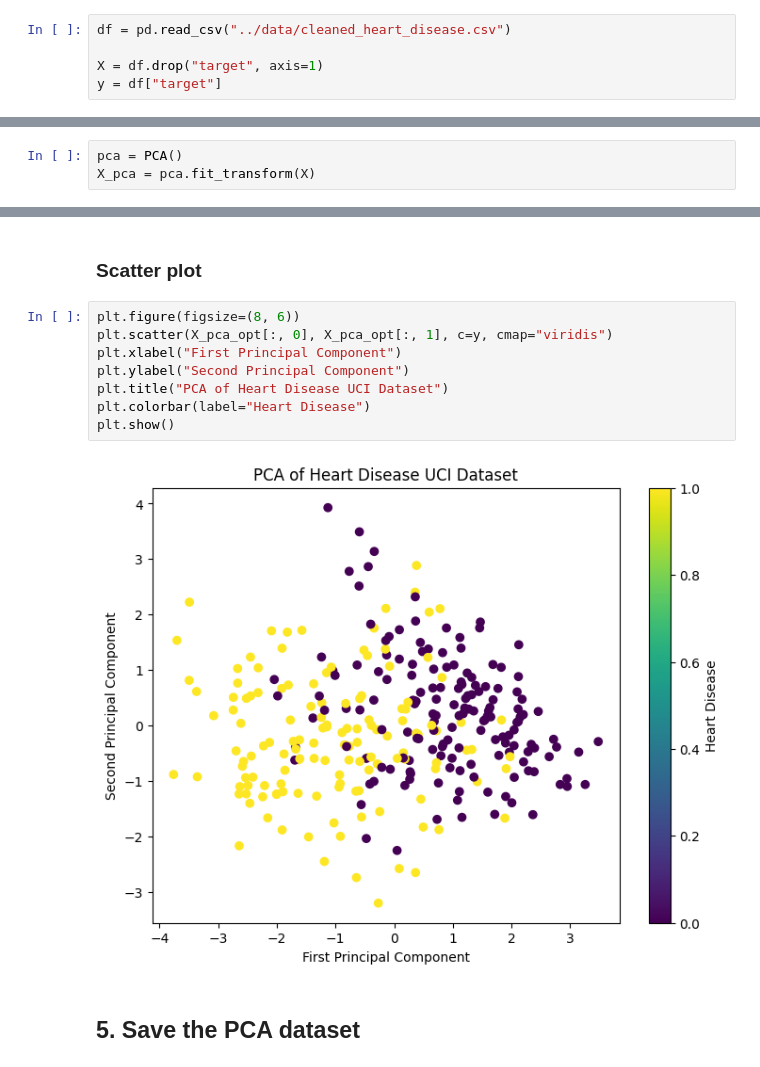
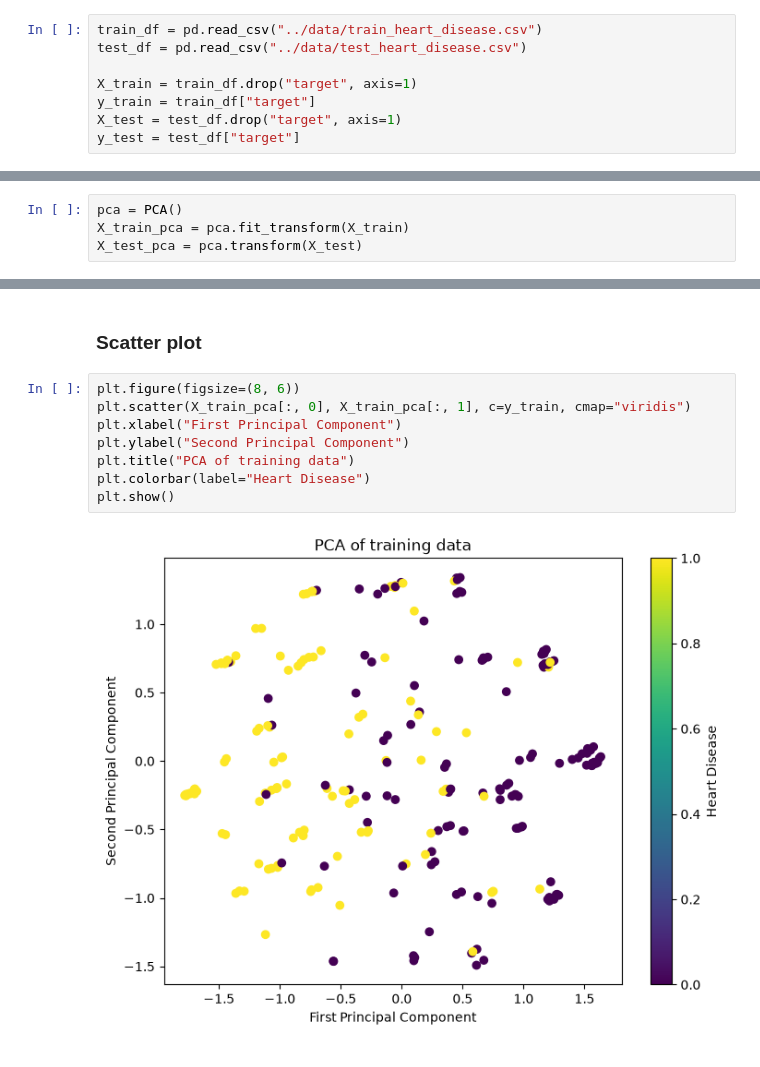
Before and after one commit to GeorgeYoussefRoger/Heart-Disease-Predictor, a Jupyter notebook: notebooks/02_pca_analysis.ipynb, the cells around one changed output, grey strips where cells are left out. Drawn from its saved outputs; the diff is of its cells as text.

```diff
--- a/notebooks/02_pca_analysis.ipynb
+++ b/notebooks/02_pca_analysis.ipynb
@@ -10,6 +10,9 @@ from sklearn.decomposition import PCA
 # %%
-df = pd.read_csv("../data/cleaned_heart_disease.csv")
+train_df = pd.read_csv("../data/train_heart_disease.csv")
+test_df = pd.read_csv("../data/test_heart_disease.csv")
 
-X = df.drop("target", axis=1)
-y = df["target"]
+X_train = train_df.drop("target", axis=1)
+y_train = train_df["target"]
+X_test = test_df.drop("target", axis=1)
+y_test = test_df["target"]
 # %% [markdown]
@@ -17,4 +20,5 @@ y = df["target"]
 # %%
 pca = PCA()
-X_pca = pca.fit_transform(X)
+X_train_pca = pca.fit_transform(X_train)
+X_test_pca = pca.transform(X_test)
 # %% [markdown]
@@ -49,13 +50,11 @@ plt.show()
 ### Scatter plot
 # %%
 plt.figure(figsize=(8, 6))
-plt.scatter(X_pca_opt[:, 0], X_pca_opt[:, 1], c=y, cmap="viridis")
+plt.scatter(X_train_pca[:, 0], X_train_pca[:, 1], c=y_train, cmap="viridis")
 plt.xlabel("First Principal Component")
 plt.ylabel("Second Principal Component")
-plt.title("PCA of Heart Disease UCI Dataset")
+plt.title("PCA of training data")
 plt.colorbar(label="Heart Disease")
 plt.show()
 # %% [output]
-[figure, old version]
+[figure, new version]
-# %% [markdown]
-## 5. Save the PCA dataset
```
Also changed, not shown: parts of 12 cells of this notebook, 40 other files.
